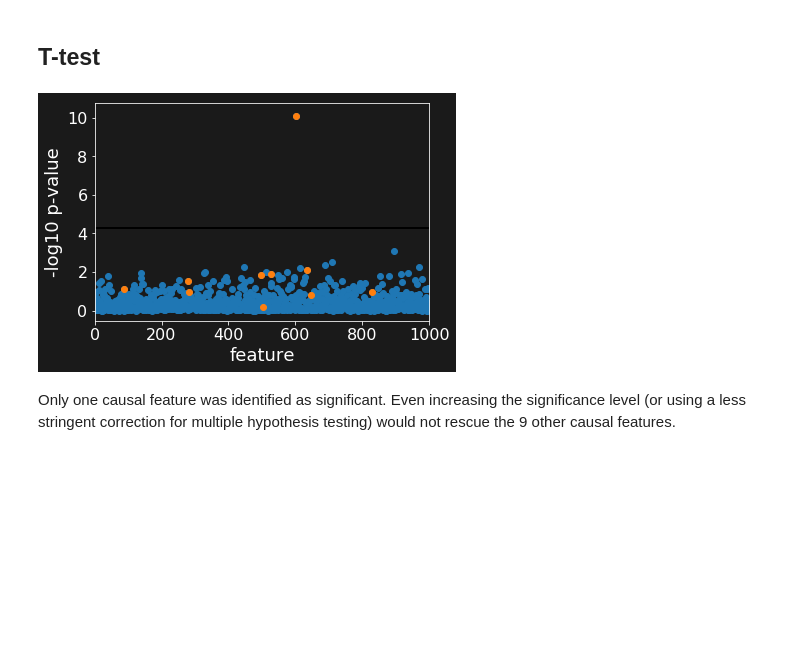
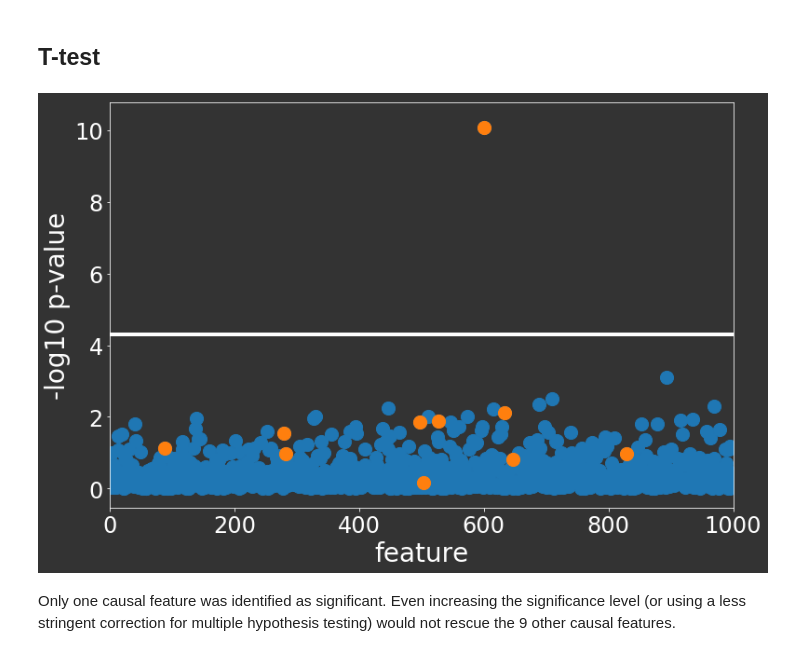
Before and after one commit to chagaz/sfan, a Jupyter notebook: StructuredSparsity.ipynb, the cells around one changed output. Saved outputs shown, nothing was run; the diff lists cells and outputs as text; code cells hidden in the pictures; blank space fills up the shorter version.

```diff
--- a/StructuredSparsity.ipynb
+++ b/StructuredSparsity.ipynb
@@ -12,7 +12,7 @@ Populating the interactive namespace from numpy and matplotlib
 prop_cycle = plt.rcParams['axes.prop_cycle']
 def_colors = prop_cycle.by_key()['color']
 # %%
-plt.rc('font', **{'size': 16})
+plt.rc('font', **{'size': 24})
 # %%
 # To plot on dark background (for slides)
 plt.style.use('dark_style.mplstyle')
@@ -108,27 +108,28 @@ for feat_idx in range(num_feats):
     pvalues.append(est2.pvalues[1])
 pvalues = np.array(pvalues)
 # %%
-fig = plt.figure(figsize(6, 4))
+fig = plt.figure(figsize(12, 8))
 
 plt.scatter(range(num_feats), # x = SNP position
-            -np.log10(pvalues)) # y = -log10 p-value
+            -np.log10(pvalues), # y = -log10 p-value
+            s=200)
 
 # Plot the causal SNPs in red
 plt.scatter(causl,
             -np.log10(pvalues[causl]),
-            color=def_colors[1])
+            color=def_colors[1], s=200)
 
 # significance threshold according to Bonferroni correction
 t = -np.log10(0.05/num_feats)
-plt.plot([0, num_feats], [t, t], lw=2, c='k')
+plt.plot([0, num_feats], [t, t], lw=4, c='w')
 
-plt.xlabel("feature", fontsize=18)
-plt.ylabel("-log10 p-value", fontsize=18)
+plt.xlabel("feature", fontsize=28)
+plt.ylabel("-log10 p-value", fontsize=28)
 plt.xlim([0, num_feats])
 
 plt.savefig('structured_sparsity/t_test.png', bbox_inches='tight')
 # %% [output]
-[figure, old version]
+[figure, new version]
 # %% [markdown]
 Only one causal feature was identified as significant. Even increasing the significance level (or using a less stringent correction for multiple hypothesis testing) would not rescue the 9 other causal features.
 # %% [markdown]
```
Also changed, not shown: parts of 15 cells of this notebook.
